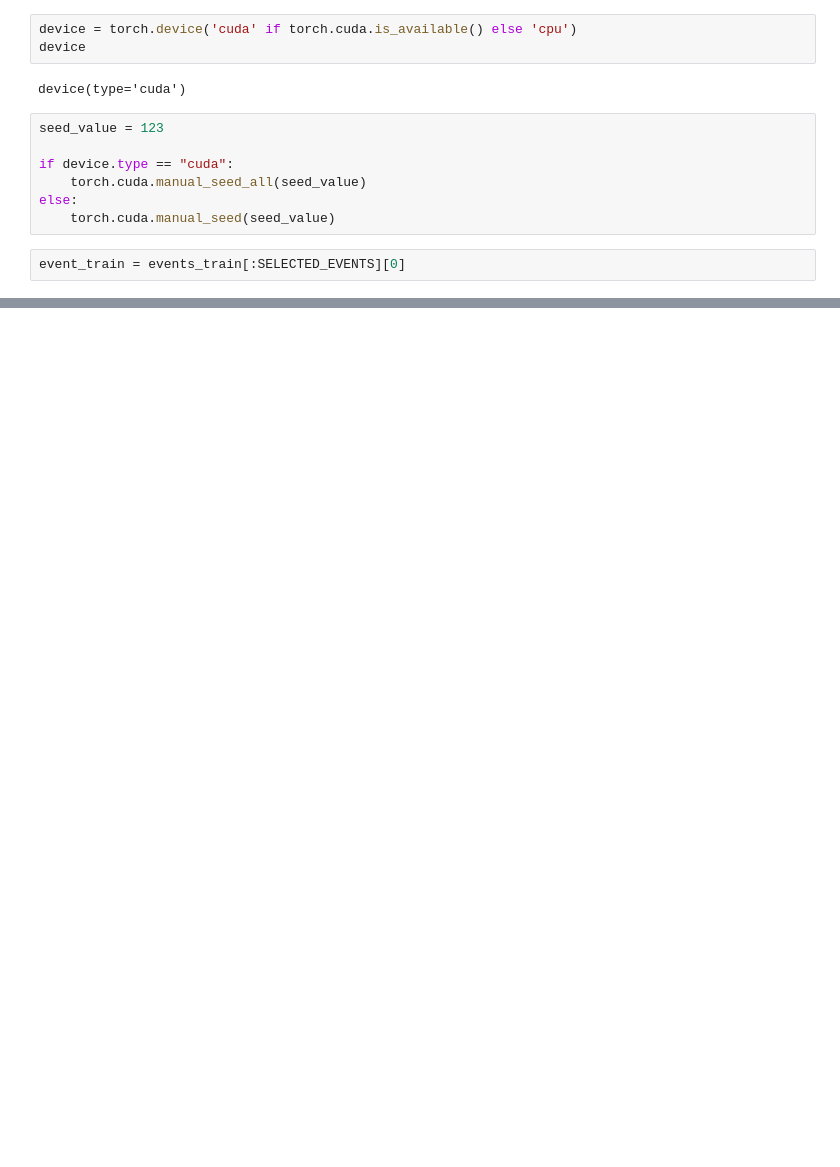
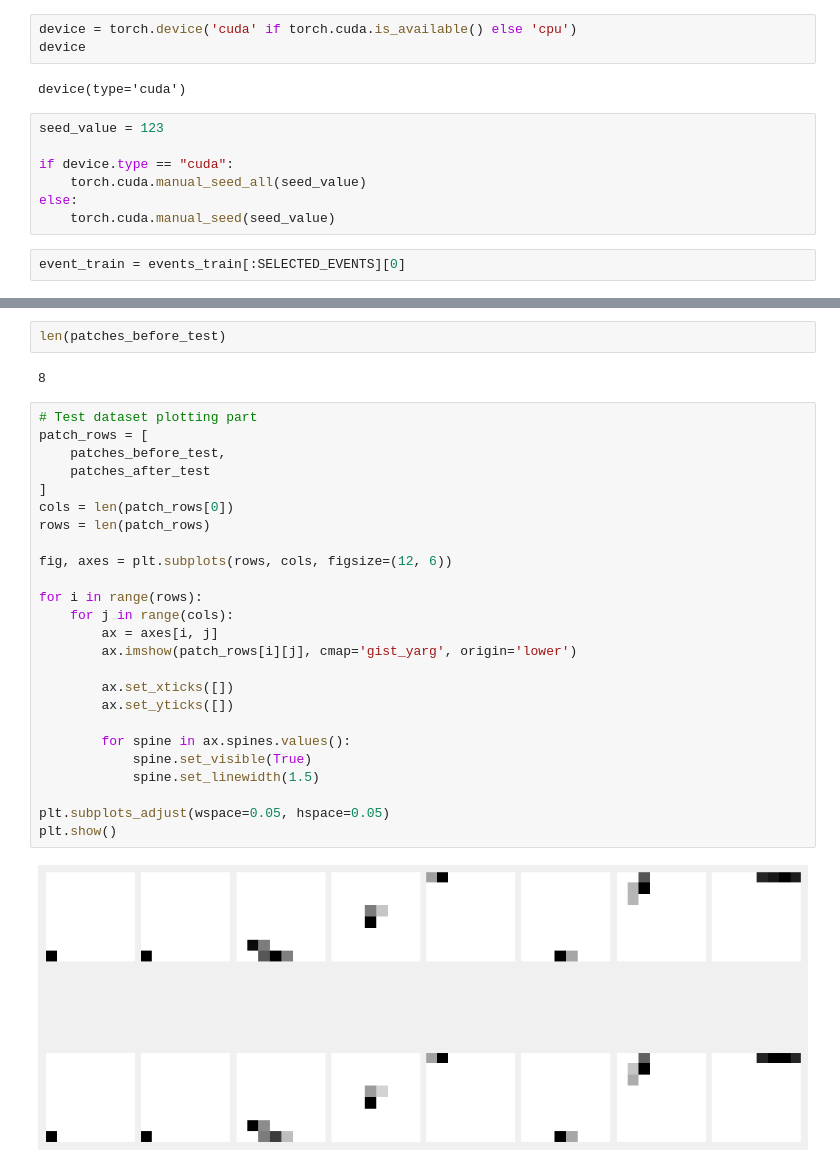
Before and after one commit to pauliusB20/vq-vae-experiments, a Jupyter notebook: cms_particle_hits/mvp.ipynb, the cells around one changed output, grey strips where cells are left out. Cells and saved outputs as stored; diff of their text form; blank space fills up the shorter version.

```diff
--- a/cms_particle_hits/mvp.ipynb
+++ b/cms_particle_hits/mvp.ipynb
@@ -522,0 +670,31 @@ logvar = 0.03123299777507782
+# %%
+len(patches_before_test)
+# %% [output]
+8
+# %%
+# Test dataset plotting part
+patch_rows = [
+    patches_before_test,
+    patches_after_test
+]
+cols = len(patch_rows[0])
+rows = len(patch_rows)
+
+fig, axes = plt.subplots(rows, cols, figsize=(12, 6))
+
+for i in range(rows):
+    for j in range(cols):
+        ax = axes[i, j]
+        ax.imshow(patch_rows[i][j], cmap='gist_yarg', origin='lower')
+
+        ax.set_xticks([])
+        ax.set_yticks([])
+
+        for spine in ax.spines.values():
+            spine.set_visible(True)
+            spine.set_linewidth(1.5)
+
+plt.subplots_adjust(wspace=0.05, hspace=0.05)
+plt.show()
+# %% [output]
+[figure, added]
```
Also changed, not shown: parts of 18 cells of this notebook.
